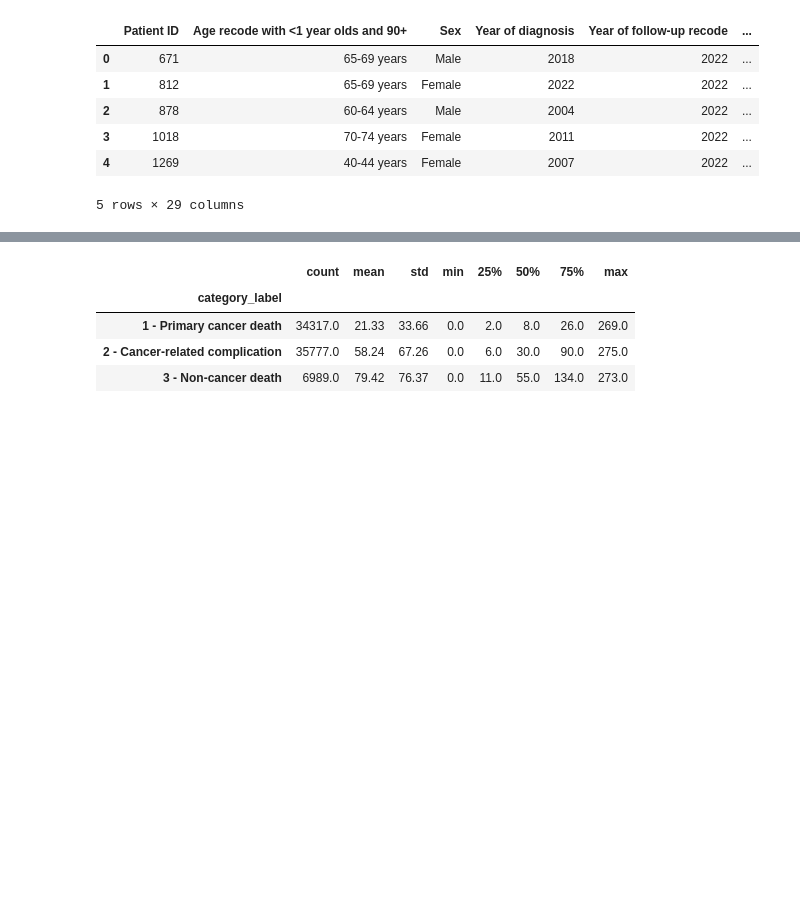
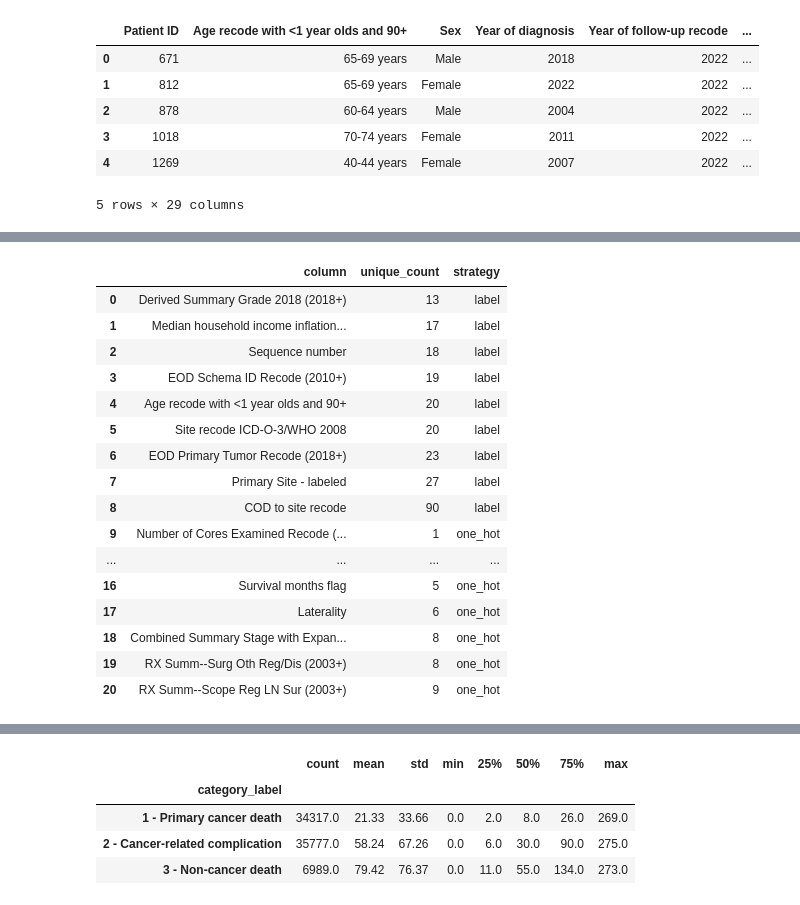
Before and after one commit to Maroco0109/SKN19_2ND_5TEAM, a Jupyter notebook: insight/data_insight_kjw.ipynb, the cells around one changed output, grey strips where cells are left out. Drawn from its saved outputs; the diff is of its cells as text; code cells hidden in the pictures; blank space fills up the shorter version.

Commit message:
feat : data encoding (myself)

```diff
--- a/insight/data_insight_kjw.ipynb
+++ b/insight/data_insight_kjw.ipynb
@@ -89,3 +89,85 @@ display(risk_df.head())
 | 3 | 1018 | 70-74 years | Female | 2011 | 2022 | ... |
 | 4 | 1269 | 40-44 years | Female | 2007 | 2022 | ... |
 5 rows × 29 columns
+# %%
+# DeepSurv/DeepHit 모델 입력을 염두에 두고 범주형 컬럼 인코딩을 준비합니다.
+# 1) risk_df.info() 결과로 전체 스키마를 확인하고, 2) 각 범주형 컬럼의 고유값(.unique()) 개수를 기반으로 인코딩 전략을 나눕니다.
+import io
+
+# 데이터셋 정보 확인
+info_buffer = io.StringIO()
+risk_df.info(buf=info_buffer)
+print(info_buffer.getvalue())
+
+# 범주형 컬럼의 고유값을 수집합니다.
+categorical_cols = risk_df.select_dtypes(include=['object']).columns.tolist()
+unique_catalog = {}
+for col in categorical_cols:
+    uniques = risk_df[col].dropna().unique()
+    unique_catalog[col] = uniques
+    preview = ', '.join(map(str, uniques[:5]))
+    if len(uniques) > 5:
+        preview += ', ...'
+    print(f"{col}: 고유값 {len(uniques)}개 -> {preview}")
+
+# 고유값 개수가 적은 컬럼은 원-핫 인코딩, 많은 컬럼은 임베딩 friendly한 정수 라벨로 인코딩합니다.
+one_hot_threshold = 12  # 원-핫 인코딩 허용 고유값 기준
+one_hot_targets = []
+label_targets = []
+for col, uniques in unique_catalog.items():
+    unique_count = len(uniques)
+    if unique_count <= one_hot_threshold:
+        one_hot_targets.append(col)
+    else:
+        label_targets.append(col)
+
+# DeepSurv/DeepHit 학습에는 숫자형만 사용하도록 최종 피처를 구성합니다.
+numeric_cols = risk_df.select_dtypes(include=['number', 'bool']).columns.tolist()
+model_numeric_df = risk_df[numeric_cols].copy()
+# bool 컬럼이 있으면 0/1로 변환합니다.
+for col in model_numeric_df.select_dtypes(include=['bool']).columns:
+    model_numeric_df[col] = model_numeric_df[col].astype('int64')
+# 식별자는 학습에서 제외합니다.
+if 'Patient ID' in model_numeric_df.columns:
+    model_numeric_df = model_numeric_df.drop(columns=['Patient ID'])
+
+# 원-핫 인코딩 수행
+one_hot_df = pd.get_dummies(risk_df[one_hot_targets].fillna('결측값'), prefix=one_hot_targets, dtype='int64') if one_hot_targets else pd.DataFrame(index=risk_df.index)
+
+# 고유값이 많은 컬럼은 정수 라벨로 변환해 임베딩 등에 활용합니다.
+label_encoded_frames = {}
+label_lookup = {}
+for col in label_targets:
+    codes, labels = pd.factorize(risk_df[col].fillna('결측값'), sort=True)
+    label_encoded_frames[f"{col}_label"] = codes
+    label_lookup[col] = labels.tolist()
+label_df = pd.DataFrame(label_encoded_frames, index=risk_df.index) if label_targets else pd.DataFrame(index=risk_df.index)
+
+# DeepSurv/DeepHit 학습용 최종 데이터프레임
+deep_model_df = pd.concat([model_numeric_df, label_df, one_hot_df], axis=1)
+
+# 학습에 필요한 기간/이벤트 컬럼은 숫자형으로 맞춰둡니다.
+if 'Survival months' in deep_model_df.columns:
+    deep_model_df['Survival months'] = pd.to_numeric(deep_model_df['Survival months'], errors='coerce')
+if 'event' in deep_model_df.columns:
+    deep_model_df['event'] = deep_model_df['event'].astype('int64')
+
+print(f"원-핫 인코딩 컬럼: {len(one_hot_targets)}개, 라벨 인코딩 컬럼: {len(label_targets)}개")
+encoding_plan = (
+    pd.DataFrame([
+        {
+            'column': col,
+            'unique_count': len(unique_catalog[col]),
+            'strategy': 'one_hot' if col in one_hot_targets else 'label'
+        }
+        for col in categorical_cols
+    ])
+      .sort_values(['strategy', 'unique_count', 'column']
+                   ).reset_index(drop=True)
+)
+display(encoding_plan)
+display(deep_model_df.head())
+
+# 임베딩/라벨 인코딩 매핑은 이후 해석을 위해 보관합니다.
+encoding_lookup = label_lookup
+# %% [output]
@@ -91,0 +191,17 @@ display(risk_df.head())
+|  | column | unique_count | strategy |
+| 0 | Derived Summary Grade 2018 (2018+) | 13 | label |
+| 1 | Median household income inflation... | 17 | label |
+| 2 | Sequence number | 18 | label |
+| 3 | EOD Schema ID Recode (2010+) | 19 | label |
+| 4 | Age recode with <1 year olds and 90+ | 20 | label |
+| 5 | Site recode ICD-O-3/WHO 2008 | 20 | label |
+| 6 | EOD Primary Tumor Recode (2018+) | 23 | label |
+| 7 | Primary Site - labeled | 27 | label |
+| 8 | COD to site recode | 90 | label |
+| 9 | Number of Cores Examined Recode (... | 1 | one_hot |
+| ... | ... | ... | ... |
+| 16 | Survival months flag | 5 | one_hot |
+| 17 | Laterality | 6 | one_hot |
+| 18 | Combined Summary Stage with Expan... | 8 | one_hot |
+| 19 | RX Summ--Surg Oth Reg/Dis (2003+) | 8 | one_hot |
+| 20 | RX Summ--Scope Reg LN Sur (2003+) | 9 | one_hot |
```
Also changed, not shown: parts of 1 cell of this notebook, 3 other files.
